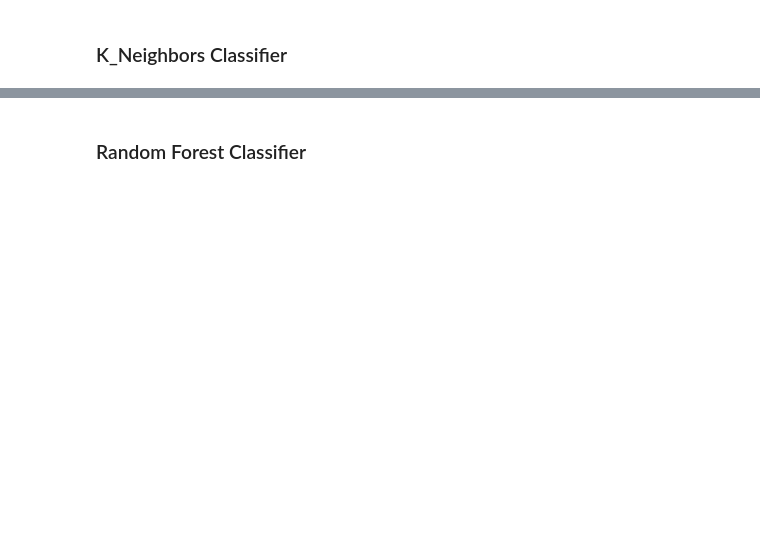
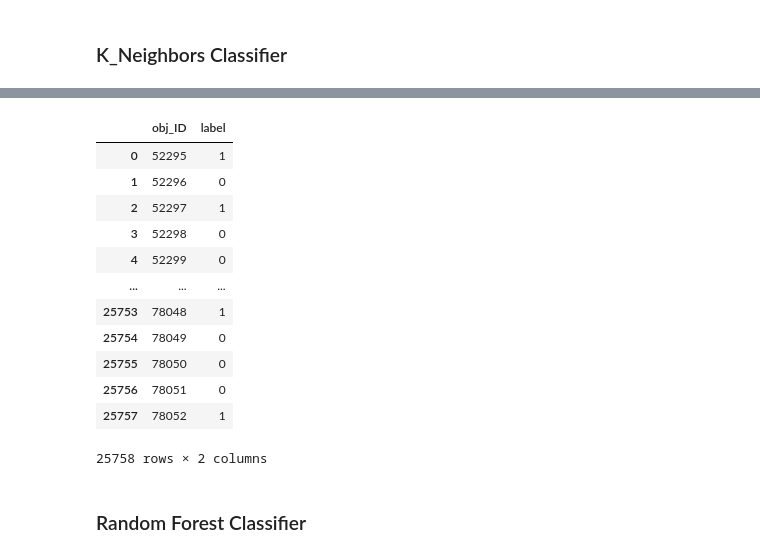
Before and after one commit to AlexPierron/Supervised-Learning, a Jupyter notebook: Classification_Celeste/Testing_Models.ipynb, the cells around one changed output, grey strips where cells are left out. Saved outputs shown, nothing was run; the diff lists cells and outputs as text; code cells hidden in the pictures; blank space fills up the shorter version.

```diff
--- a/Classification_Celeste/Testing_Models.ipynb
+++ b/Classification_Celeste/Testing_Models.ipynb
@@ -68,3 +60,19 @@ KNeighborsClassifier(leaf_size=10, n_jobs=16, p=1, weights='distance')
+# %%
+submission(best_model_neighbor,name_file="Submissions/best_neighbor_submission.csv")
+# %% [output]
+|  | obj_ID | label |
+| 0 | 52295 | 1 |
+| 1 | 52296 | 0 |
+| 2 | 52297 | 1 |
+| 3 | 52298 | 0 |
+| 4 | 52299 | 0 |
+| ... | ... | ... |
+| 25753 | 78048 | 1 |
+| 25754 | 78049 | 0 |
+| 25755 | 78050 | 0 |
+| 25756 | 78051 | 0 |
+| 25757 | 78052 | 1 |
+25758 rows × 2 columns
 # %% [markdown]
 ### Random Forest Classifier
 # %%
```
Also changed, not shown: parts of 16 cells of this notebook, 17 other files.
